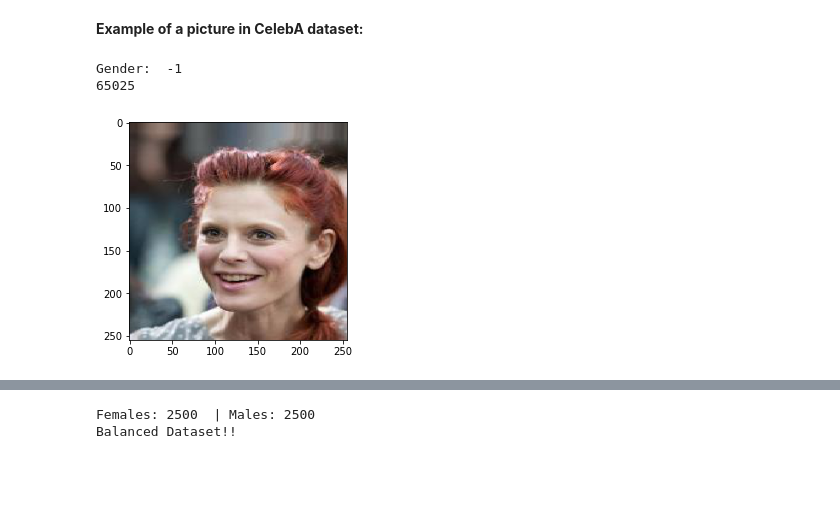
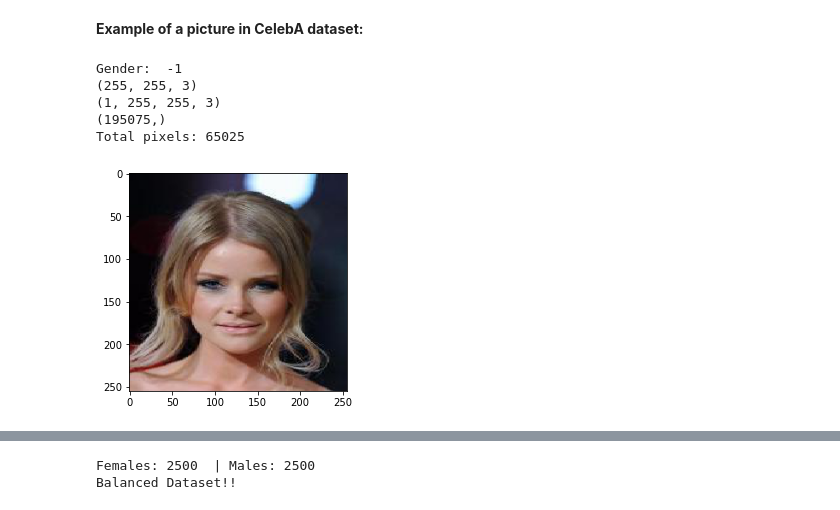
Before and after one commit to xeniakal/AMLS_20-21_SN20159465, a Jupyter notebook: A1/GenderClassification.ipynb, the cells around one changed output, grey strips where cells are left out. Saved outputs shown, nothing was run; the diff lists cells and outputs as text; code cells hidden in the pictures; blank space fills up the shorter version.

```diff
--- a/A1/GenderClassification.ipynb
+++ b/A1/GenderClassification.ipynb
@@ -96,18 +183,29 @@ labels = dataset.iloc[:,1]
 # %%
 # set variables
 images_folder = '../Datasets/celeba/img/'
-EXAMPLE_PIC = images_folder + '1.jpg'
+EXAMPLE_PIC = images_folder + '9.jpg'
 
 # plot picture and attributes
 #img = load_img(EXAMPLE_PIC)
-#reduce the dimensions for simplicity
+#target_size=(218, 178) => target_size=(255,255): equalize the dimensions for simplicity
 img = load_img(EXAMPLE_PIC,target_size=(255,255))
 plt.imshow(img)
 print("Gender: ",dataset.loc[int(EXAMPLE_PIC.split('/')[-1].split('.')[0])]['gender'])
 
+x_arr = img_to_array(img)/255.
+print(x_arr.shape)
+x = x_arr.reshape((1,)+x_arr.shape)
+print(x.shape)
+x = x.flatten()
+print(x.shape)
+
+#getdata() returns the contents of this image as a sequence object containing pixel values
 pix_val = list(img.getdata())
-print(len(pix_val))
+print("Total pixels:",len(pix_val))
 # %% [output]
 Gender:  -1
-65025
+(255, 255, 3)
+(1, 255, 255, 3)
+(195075,)
+Total pixels: 65025
-[figure, old version]
+[figure, new version]
```
Also changed, not shown: parts of 35 cells of this notebook.
